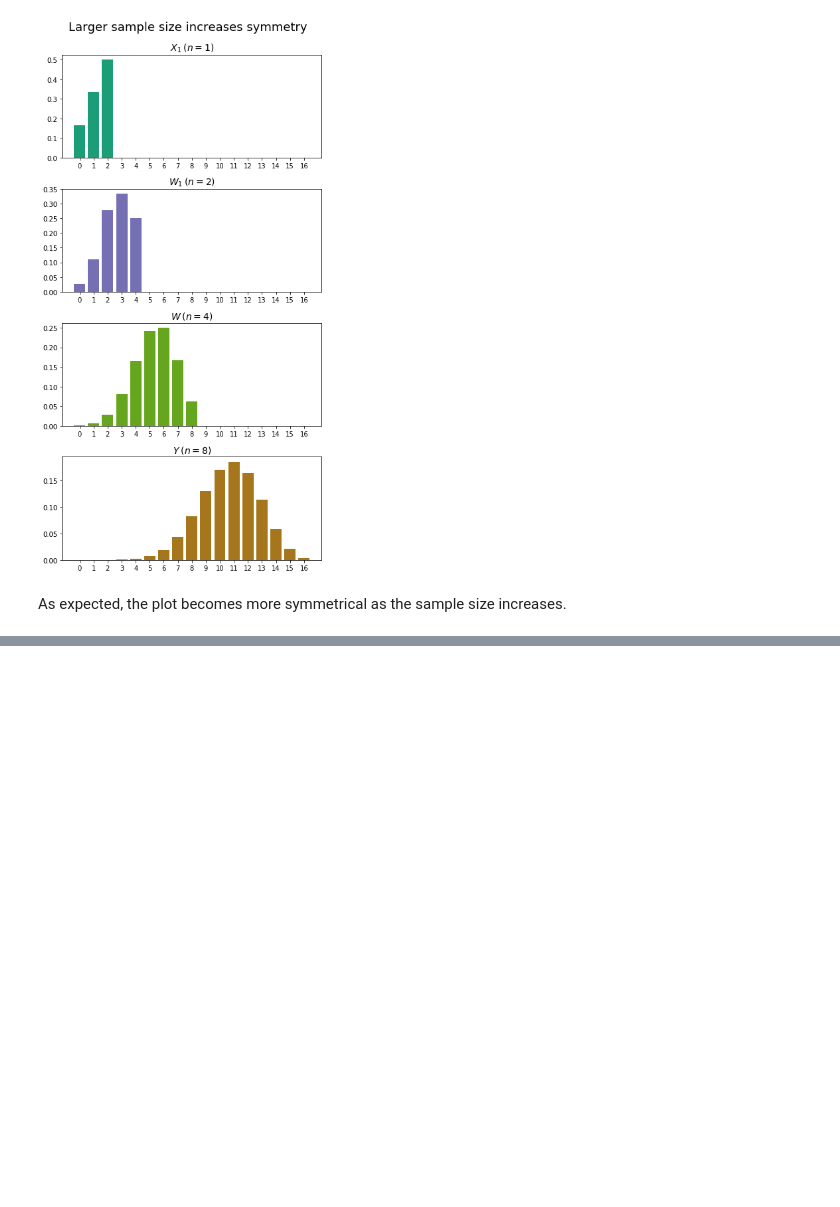
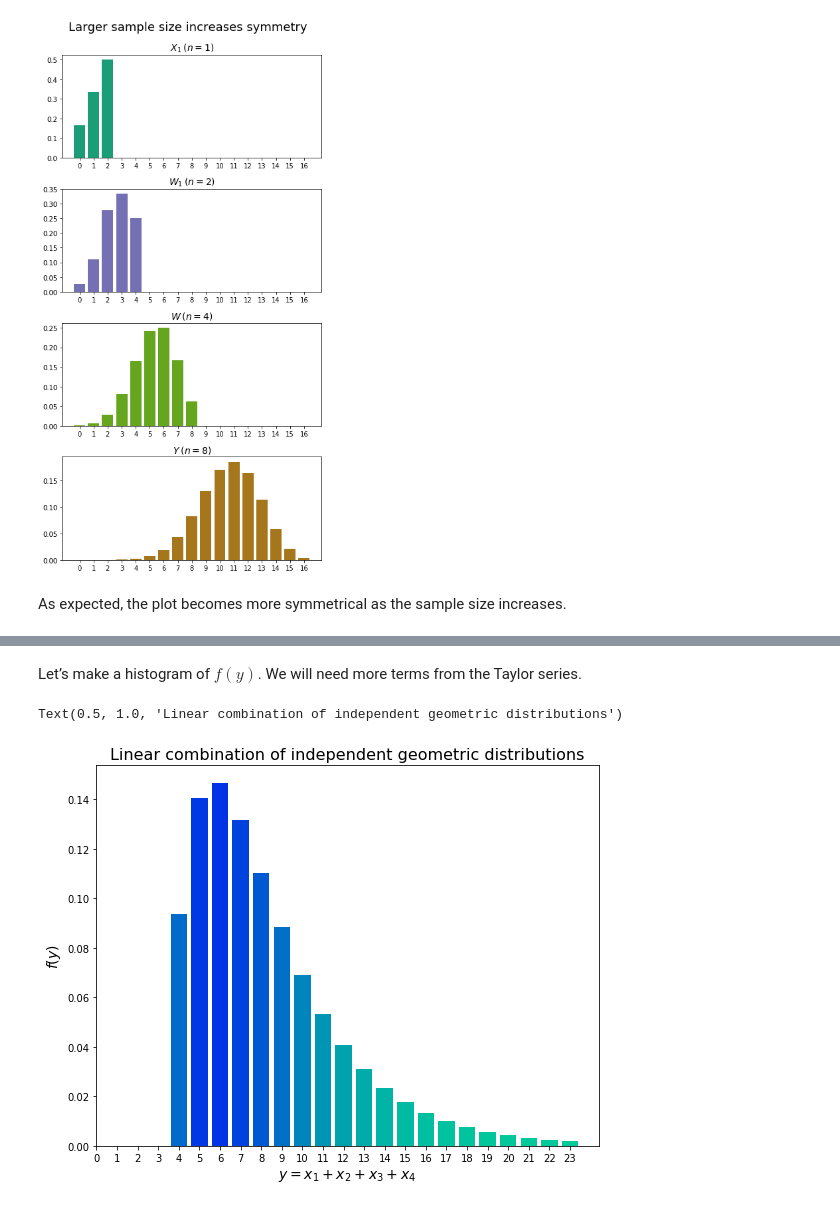
Before and after one commit to maxkapur/maxkapur.github.io, a Jupyter notebook: math/stats.ipynb, the cells around one changed output, grey strips where cells are left out. Drawn from its saved outputs; the diff is of its cells as text; code cells hidden in the pictures; blank space fills up the shorter version.

```diff
--- a/math/stats.ipynb
+++ b/math/stats.ipynb
@@ -662,2 +783,28 @@ As expected, the plot becomes more symmetrical as the sample size increases.
+# %% [markdown]
+Let&rsquo;s make a histogram of $f(y)$. We will need more terms from the Taylor series.
+# %%
+r = 20
+one = sum([0.75**n *sympy.exp(n*t) for n in range(r)])
+two = sum([0.5**n *sympy.exp(n*t) for n in range(r)])
+three = sum([0.25**n *sympy.exp(n*t) for n in range(r)])
+My3 = (3/32) * sympy.exp(4*t) *one*two*three
+My3 = My3.expand()
+y = My3.as_coefficients_dict().keys()
+y = [(sympy.log(i) / t).expand(force=True) for i in y]
+f = list(My3.as_coefficients_dict().values())
+pmf = np.stack([y,f]).T
+pmf = pmf[pmf[:,0].argsort()]
+pmf = pmf[:r] # Only the first r values are accurate
+# %%
+plt.figure(figsize=(9,7))
+colors = cm.get_cmap("winter")(0.8- 0.6*(pmf[:,1] / pmf[:,1].max()).astype(float))
+plt.bar(*pmf.T,color=colors)
+plt.xlabel(r'$ y = x_1 + x_2 + x_3 + x_4$',size=14)
+plt.xticks(np.arange(r+4))
+plt.ylabel(r'$ f(y)$',size=14)
+plt.title('Linear combination of independent geometric distributions',size=16)
+# %% [output]
+Text(0.5, 1.0, 'Linear combination of independent geometric distributions')
+[figure, added]
 # %%
 !jupyter nbconvert stats.ipynb
```
Also changed, not shown: parts of 11 cells of this notebook, 1 other file.
